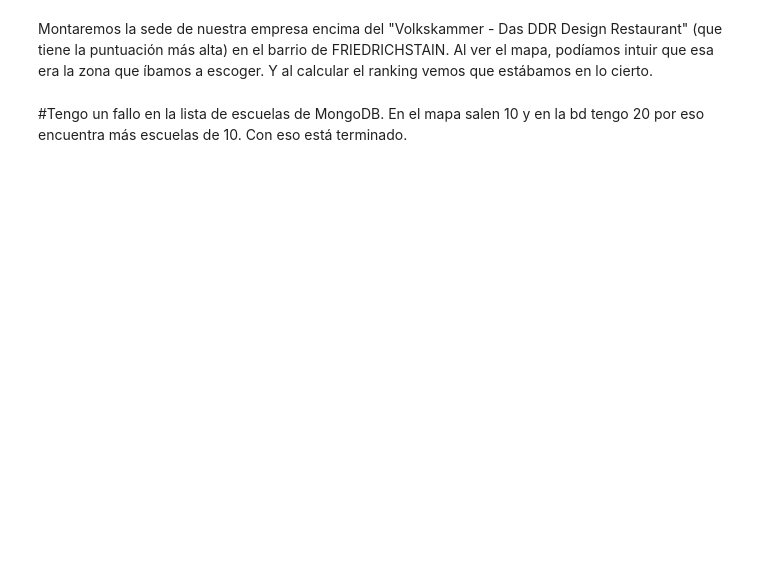
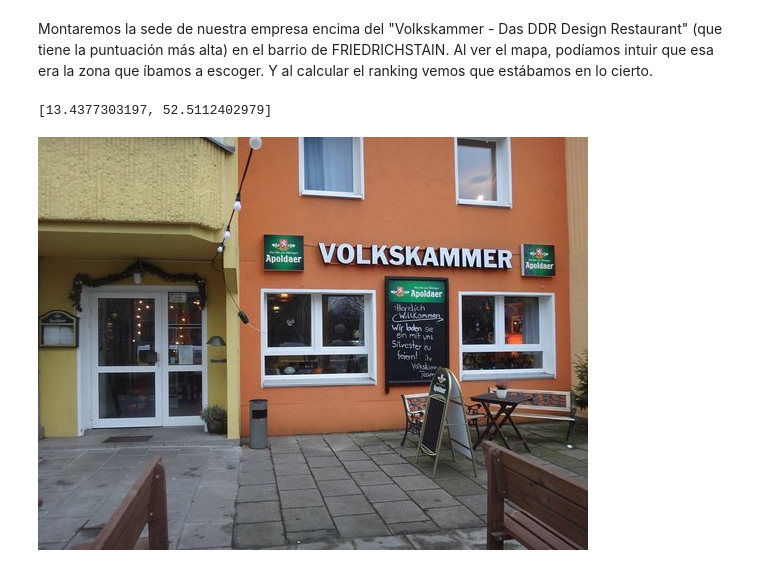
Before and after one commit to agalvezcorell/-Project.2-Perfect_headquarters_place, a Jupyter notebook: Project.3-Perfect_headquarters_place.ipynb, the cells around one changed output. Saved outputs shown, nothing was run; the diff lists cells and outputs as text; code cells hidden in the pictures; blank space fills up the shorter version.

Commit message:
Proyecto TERMINADO 🚀 - a falta de refactorizar cosillas y algo de limpieza

```diff
--- a/Project.3-Perfect_headquarters_place.ipynb
+++ b/Project.3-Perfect_headquarters_place.ipynb
@@ -257,6 +255,3 @@ vegan_ranking
 # %% [markdown]
 Montaremos la sede de nuestra empresa encima del "Volkskammer - Das DDR Design Restaurant" (que tiene la puntuación más alta) en el barrio de FRIEDRICHSTAIN.
 Al ver el mapa, podíamos intuir que esa era la zona que íbamos a escoger. Y al calcular el ranking vemos que estábamos en lo cierto.
-# %% [markdown]
-#Tengo un fallo en la lista de escuelas de MongoDB. En el mapa salen 10 y en la bd tengo 20 por eso encuentra más escuelas de 10.
-Con eso está terminado.
@@ -262,0 +260,9 @@ Con eso está terminado.
+# %%
+vegan_ranking.iloc[4]["location"]["coordinates"]
+# %% [output]
+[13.4377303197, 52.5112402979]
+# %%
+from IPython.display import Image
+Image(filename='output/caption.jpg')
+# %% [output]
+[figure, added]
```
Also changed, not shown: parts of 9 cells of this notebook, 1 other file.
